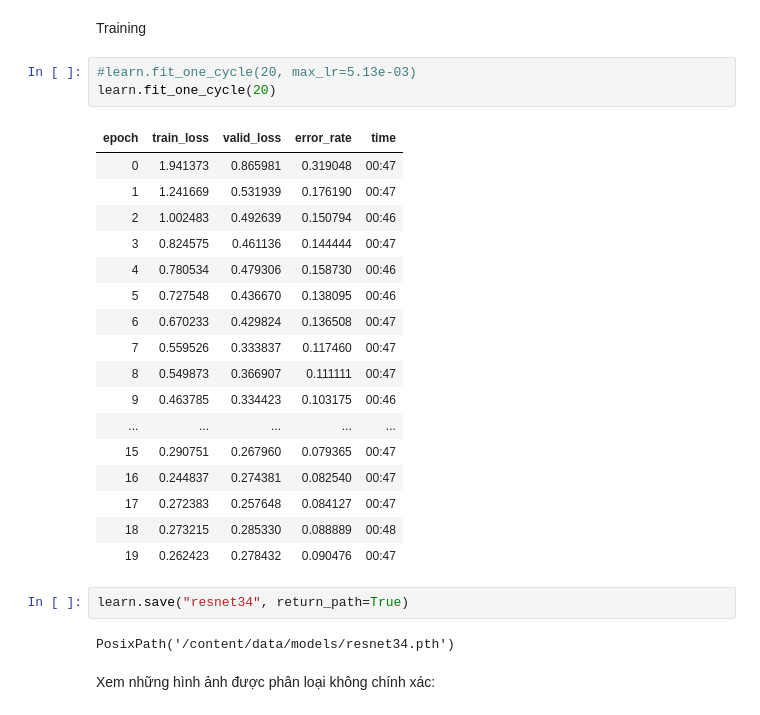
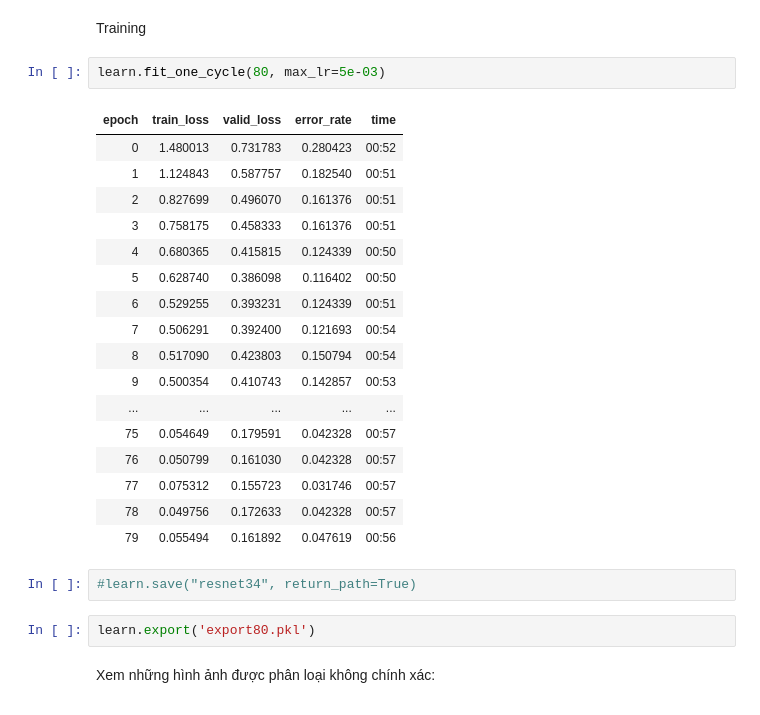
Before and after one commit to ladaifu/waste-sorting, a Jupyter notebook: waste_sorting.ipynb, the cells around one changed output. Cells and saved outputs as stored; diff of their text form.

```diff
--- a/waste_sorting.ipynb
+++ b/waste_sorting.ipynb
@@ -212,30 +211,29 @@ LR Finder is complete, type {learner_name}.recorder.plot() to see the graph.
 # %% [markdown]
 Training
-# %%
-#learn.fit_one_cycle(20, max_lr=5.13e-03)
-learn.fit_one_cycle(20)
-# %% [output]
-| epoch | train_loss | valid_loss | error_rate | time |
-| 0 | 1.941373 | 0.865981 | 0.319048 | 00:47 |
-| 1 | 1.241669 | 0.531939 | 0.176190 | 00:47 |
-| 2 | 1.002483 | 0.492639 | 0.150794 | 00:46 |
-| 3 | 0.824575 | 0.461136 | 0.144444 | 00:47 |
-| 4 | 0.780534 | 0.479306 | 0.158730 | 00:46 |
-| 5 | 0.727548 | 0.436670 | 0.138095 | 00:46 |
-| 6 | 0.670233 | 0.429824 | 0.136508 | 00:47 |
-| 7 | 0.559526 | 0.333837 | 0.117460 | 00:47 |
-| 8 | 0.549873 | 0.366907 | 0.111111 | 00:47 |
-| 9 | 0.463785 | 0.334423 | 0.103175 | 00:46 |
-| ... | ... | ... | ... | ... |
-| 15 | 0.290751 | 0.267960 | 0.079365 | 00:47 |
-| 16 | 0.244837 | 0.274381 | 0.082540 | 00:47 |
-| 17 | 0.272383 | 0.257648 | 0.084127 | 00:47 |
-| 18 | 0.273215 | 0.285330 | 0.088889 | 00:48 |
-| 19 | 0.262423 | 0.278432 | 0.090476 | 00:47 |
+# %%
+learn.fit_one_cycle(80, max_lr=5e-03)
+# %% [output]
+| epoch | train_loss | valid_loss | error_rate | time |
+| 0 | 1.480013 | 0.731783 | 0.280423 | 00:52 |
+| 1 | 1.124843 | 0.587757 | 0.182540 | 00:51 |
+| 2 | 0.827699 | 0.496070 | 0.161376 | 00:51 |
+| 3 | 0.758175 | 0.458333 | 0.161376 | 00:51 |
+| 4 | 0.680365 | 0.415815 | 0.124339 | 00:50 |
+| 5 | 0.628740 | 0.386098 | 0.116402 | 00:50 |
+| 6 | 0.529255 | 0.393231 | 0.124339 | 00:51 |
+| 7 | 0.506291 | 0.392400 | 0.121693 | 00:54 |
+| 8 | 0.517090 | 0.423803 | 0.150794 | 00:54 |
+| 9 | 0.500354 | 0.410743 | 0.142857 | 00:53 |
+| ... | ... | ... | ... | ... |
+| 75 | 0.054649 | 0.179591 | 0.042328 | 00:57 |
+| 76 | 0.050799 | 0.161030 | 0.042328 | 00:57 |
+| 77 | 0.075312 | 0.155723 | 0.031746 | 00:57 |
+| 78 | 0.049756 | 0.172633 | 0.042328 | 00:57 |
+| 79 | 0.055494 | 0.161892 | 0.047619 | 00:56 |
 # %%
-learn.save("resnet34", return_path=True)
+#learn.save("resnet34", return_path=True)
-# %% [output]
-PosixPath('/content/data/models/resnet34.pth')
+# %%
+learn.export('export80.pkl')
 # %% [markdown]
 Xem những hình ảnh được phân loại không chính xác:
 # %%
```
Also changed, not shown: parts of 18 cells of this notebook.
